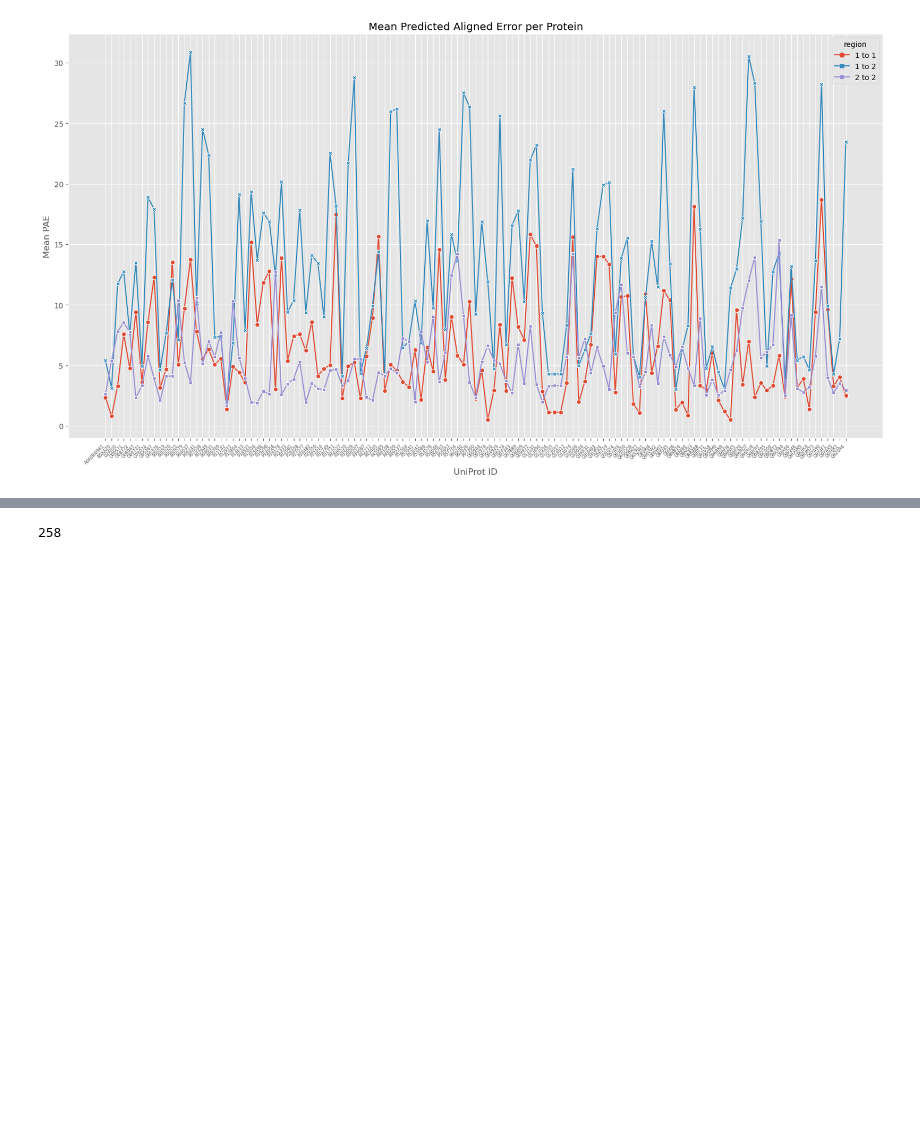
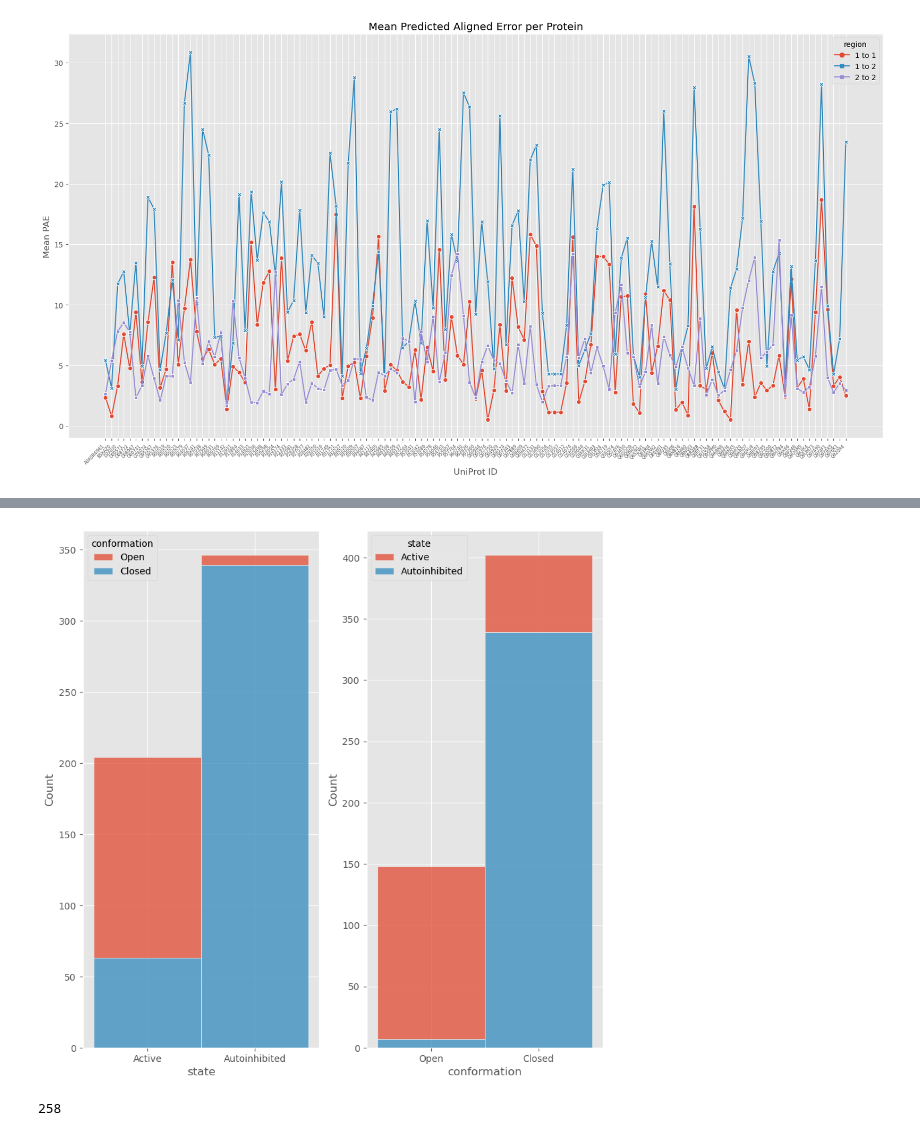
Before and after one commit to jpigles/alphafold-rmsd, a Jupyter notebook: disorder_analysis.ipynb, the cells around one changed output, grey strips where cells are left out. Drawn from its saved outputs; the diff is of its cells as text; code cells hidden in the pictures; blank space fills up the shorter version.

```diff
--- a/disorder_analysis.ipynb
+++ b/disorder_analysis.ipynb
@@ -63,3 +81,17 @@ plt.savefig('./project_pipeline/data/figures/rmsd.png', dpi=300, bbox_inches='ti
+# %%
+'''
+Display counts of the subcategories
+'''
+
+f, ax = plt.subplots(nrows=1, ncols=2, figsize=(10, 10))
+
+sns.histplot(data=df_disorder, x='state', hue='conformation', ax=ax[0], multiple='stack')
+sns.histplot(data=df_disorder, x='conformation', hue='state', ax=ax[1], multiple='stack')
+
+plt.savefig('./project_pipeline/data/figures/count_of_subcategories.png')
+plt.show()
+# %% [output]
+[figure, added]
 # %%
 df_single = pd.read_csv('./project_pipeline/data/single_domain_pae.tsv', sep='\t').astype('object')
 
```
Also changed, not shown: parts of 2 cells of this notebook, 9 other files.
